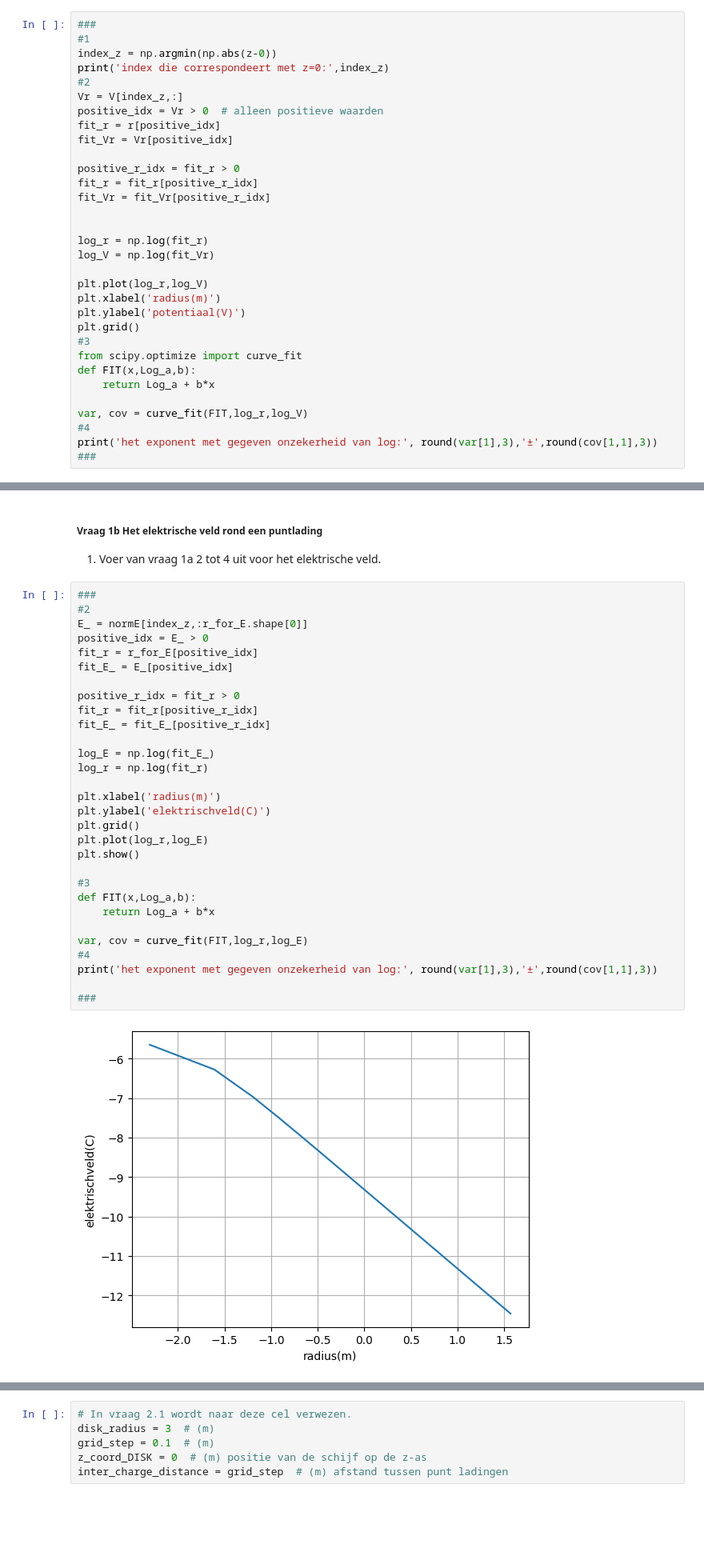
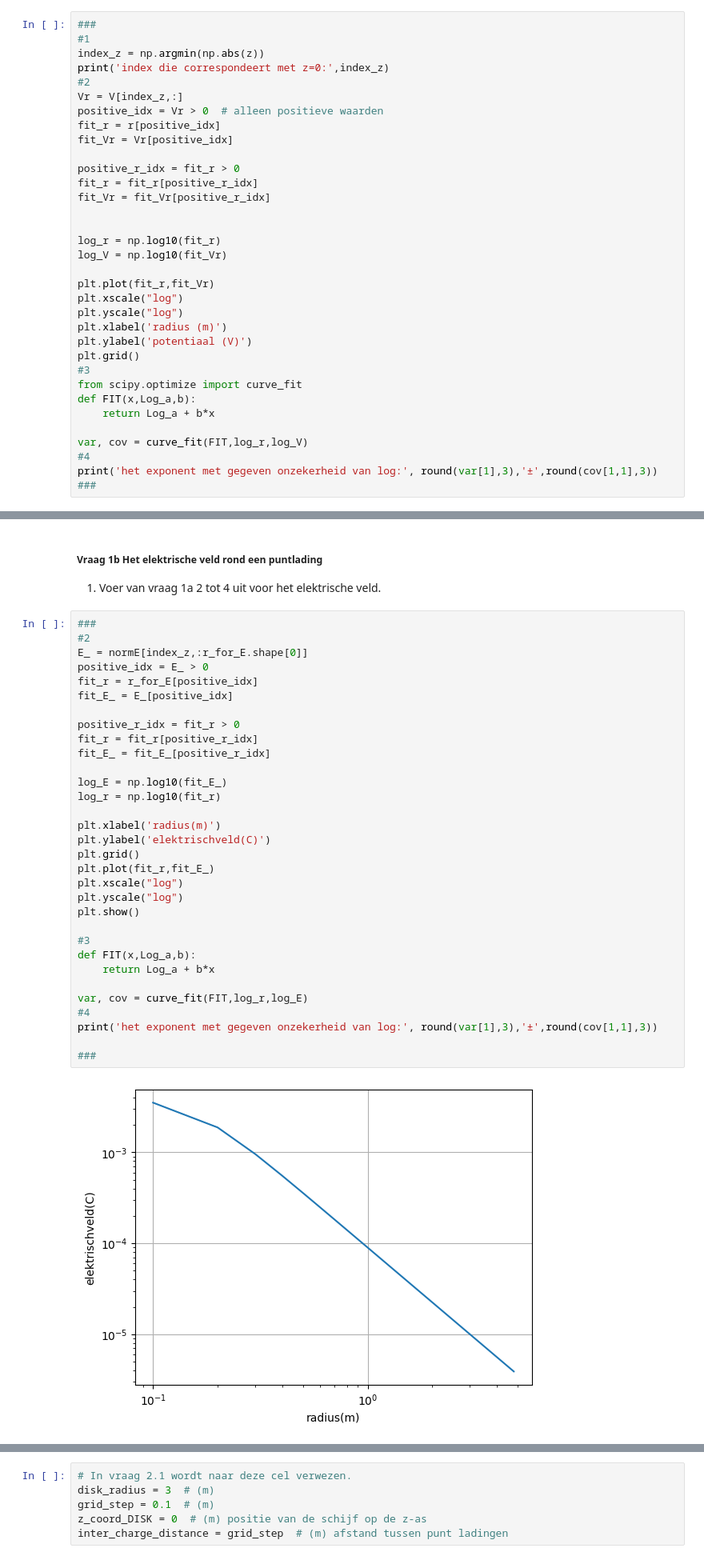
Before and after one commit to Rune-TuDelft/opdrachten-DEF-D, a Jupyter notebook: DigitaleOntwerpopdrachten/1CondensatorOpdracht/CondensatorOntwerpopdracht.ipynb, the cells around one changed output, grey strips where cells are left out. Shown at 80% size. Drawn from its saved outputs; the diff is of its cells as text; blank space fills up the shorter version.

```diff
--- a/DigitaleOntwerpopdrachten/1CondensatorOpdracht/CondensatorOntwerpopdracht.ipynb
+++ b/DigitaleOntwerpopdrachten/1CondensatorOpdracht/CondensatorOntwerpopdracht.ipynb
@@ -89,7 +89,7 @@ plot_results_pt_charge_at_origin(Ez, Er, normE, V, r, z, grid_step)
 # %%
 ###
 #1
-index_z = np.argmin(np.abs(z-0))
+index_z = np.argmin(np.abs(z))
 print('index die correspondeert met z=0:',index_z)
 #2
 Vr = V[index_z,:]
@@ -102,12 +102,14 @@ fit_r = fit_r[positive_r_idx]
 fit_Vr = fit_Vr[positive_r_idx]
 
 
-log_r = np.log(fit_r)
-log_V = np.log(fit_Vr)
+log_r = np.log10(fit_r)
+log_V = np.log10(fit_Vr)
 
-plt.plot(log_r,log_V)
-plt.xlabel('radius(m)')
-plt.ylabel('potentiaal(V)')
+plt.plot(fit_r,fit_Vr)
+plt.xscale("log")
+plt.yscale("log")
+plt.xlabel('radius (m)')
+plt.ylabel('potentiaal (V)')
 plt.grid()
 #3
 from scipy.optimize import curve_fit
@@ -128,35 +130,37 @@ het exponent met gegeven onzekerheid van log: -1.0 ± 0.0
 # %%
 ###
 #2
 E_ = normE[index_z,:r_for_E.shape[0]]
 positive_idx = E_ > 0
 fit_r = r_for_E[positive_idx]
 fit_E_ = E_[positive_idx]
 
 positive_r_idx = fit_r > 0
 fit_r = fit_r[positive_r_idx]
 fit_E_ = fit_E_[positive_r_idx]
 
-log_E = np.log(fit_E_)
-log_r = np.log(fit_r)
+log_E = np.log10(fit_E_)
+log_r = np.log10(fit_r)
 
 plt.xlabel('radius(m)')
 plt.ylabel('elektrischveld(C)')
 plt.grid()
-plt.plot(log_r,log_E)
+plt.plot(fit_r,fit_E_)
+plt.xscale("log")
+plt.yscale("log")
 plt.show()
 
 #3
 def FIT(x,Log_a,b):
     return Log_a + b*x
 
 var, cov = curve_fit(FIT,log_r,log_E)
 #4
 print('het exponent met gegeven onzekerheid van log:', round(var[1],3),'±',round(cov[1,1],3))
 
 ###
 # %% [output]
-[figure, old version]
+[figure, new version]
 het exponent met gegeven onzekerheid van log: -1.911 ± 0.0
 # %% [markdown]
 ### 2) Een uniform geladen schijf bestaande uit puntladingen
```
Also changed, not shown: parts of 9 cells of this notebook.
